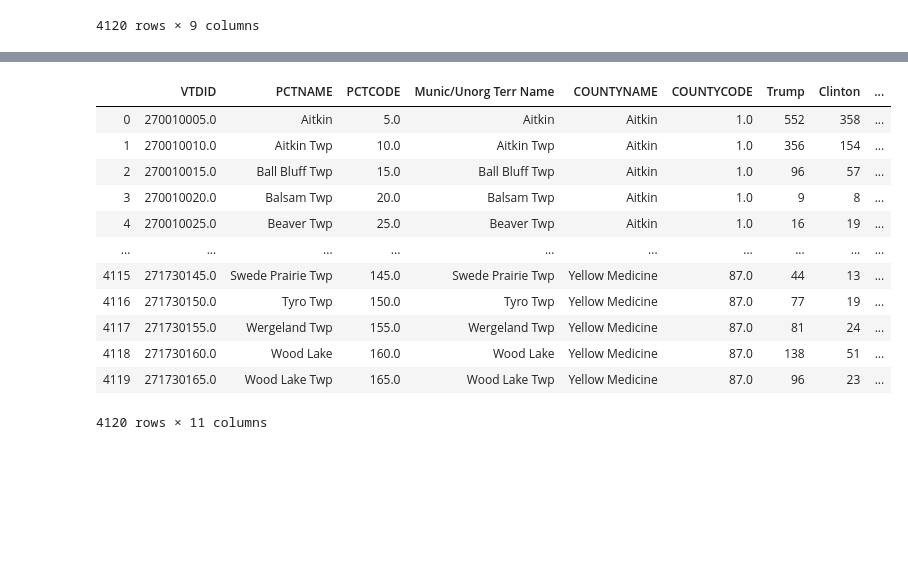
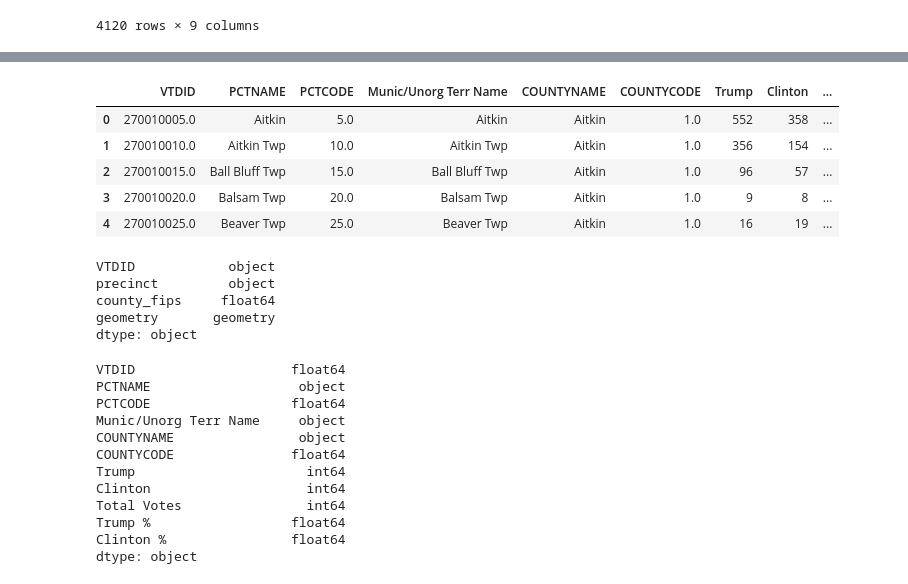
Before and after one commit to VallieTracy/Pres-Election-Partisan-Breakdown, a Jupyter notebook: precincts_main.ipynb, the cells around one changed output, grey strips where cells are left out. Cells and saved outputs as stored; diff of their text form; code cells hidden in the pictures; blank space fills up the shorter version.

```diff
--- a/precincts_main.ipynb
+++ b/precincts_main.ipynb
@@ -192,20 +222,38 @@ prec_df
 # %%
 prec_df['Trump %'] = ((prec_df['Trump'] / prec_df['Total Votes']) * 100).round(2)
 prec_df['Clinton %'] = ((prec_df['Clinton'] / prec_df['Total Votes']) * 100).round(2)
-prec_df
+prec_df.head()
 # %% [output]
 |  | VTDID | PCTNAME | PCTCODE | Munic/Unorg Terr Name | COUNTYNAME | COUNTYCODE | Trump | Clinton | ... |
 | 0 | 270010005.0 | Aitkin | 5.0 | Aitkin | Aitkin | 1.0 | 552 | 358 | ... |
 | 1 | 270010010.0 | Aitkin Twp | 10.0 | Aitkin Twp | Aitkin | 1.0 | 356 | 154 | ... |
 | 2 | 270010015.0 | Ball Bluff Twp | 15.0 | Ball Bluff Twp | Aitkin | 1.0 | 96 | 57 | ... |
 | 3 | 270010020.0 | Balsam Twp | 20.0 | Balsam Twp | Aitkin | 1.0 | 9 | 8 | ... |
 | 4 | 270010025.0 | Beaver Twp | 25.0 | Beaver Twp | Aitkin | 1.0 | 16 | 19 | ... |
-| ... | ... | ... | ... | ... | ... | ... | ... | ... | ... |
-| 4115 | 271730145.0 | Swede Prairie Twp | 145.0 | Swede Prairie Twp | Yellow Medicine | 87.0 | 44 | 13 | ... |
-| 4116 | 271730150.0 | Tyro Twp | 150.0 | Tyro Twp | Yellow Medicine | 87.0 | 77 | 19 | ... |
-| 4117 | 271730155.0 | Wergeland Twp | 155.0 | Wergeland Twp | Yellow Medicine | 87.0 | 81 | 24 | ... |
-| 4118 | 271730160.0 | Wood Lake | 160.0 | Wood Lake | Yellow Medicine | 87.0 | 138 | 51 | ... |
-| 4119 | 271730165.0 | Wood Lake Twp | 165.0 | Wood Lake Twp | Yellow Medicine | 87.0 | 96 | 23 | ... |
-4120 rows × 11 columns
+# %%
+prec_shp.head()
+prec_shp.dtypes
+# %% [output]
+VTDID            object
+precinct         object
+county_fips     float64
+geometry       geometry
+dtype: object
+# %%
+prec_df.head()
+prec_df.dtypes
+# %% [output]
+VTDID                    float64
+PCTNAME                   object
+PCTCODE                  float64
+Munic/Unorg Terr Name     object
+COUNTYNAME                object
+COUNTYCODE               float64
+Trump                      int64
+Clinton                    int64
+Total Votes                int64
+Trump %                  float64
+Clinton %                float64
+dtype: object
 # %%
 prec_shp['VTDID'] = prec_shp['VTDID'].astype(float)
```
Also changed, not shown: parts of 20 cells of this notebook.
